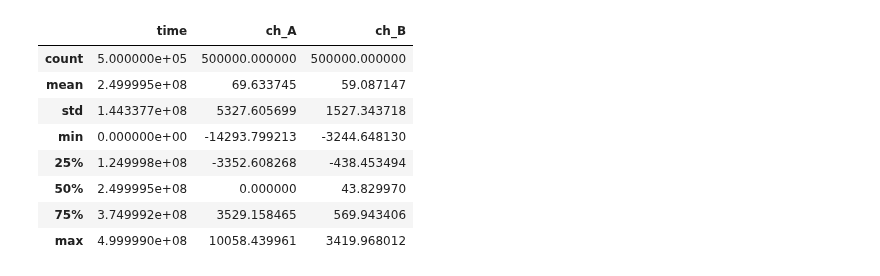
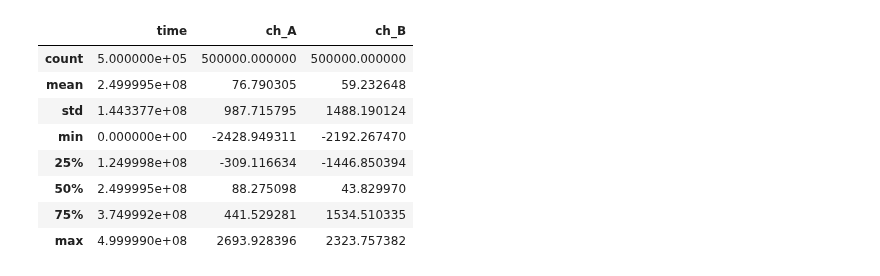
Before and after one commit to BuslaySt/Epstein, a Jupyter notebook: eps_test.ipynb, the cells around one changed output. Saved outputs shown, nothing was run; the diff lists cells and outputs as text; code cells hidden in the pictures.

```diff
--- a/eps_test.ipynb
+++ b/eps_test.ipynb
@@ -5,19 +5,19 @@ from scipy.signal import medfilt
 import numpy as np
 %matplotlib inline
 # %%
-filename = 'rawdata_2025-05-13_19-16@50Hz_3800mV.csv'
+filename = 'rawdata_2025-05-14_16-12@50Hz_2300mV.csv'
 data = pd.read_csv(filename, index_col=0)
 data.describe()
 # %% [output]
 |  | time | ch_A | ch_B |
 | count | 5.000000e+05 | 500000.000000 | 500000.000000 |
-| mean | 2.499995e+08 | 69.633745 | 59.087147 |
-| std | 1.443377e+08 | 5327.605699 | 1527.343718 |
-| min | 0.000000e+00 | -14293.799213 | -3244.648130 |
-| 25% | 1.249998e+08 | -3352.608268 | -438.453494 |
-| 50% | 2.499995e+08 | 0.000000 | 43.829970 |
-| 75% | 3.749992e+08 | 3529.158465 | 569.943406 |
-| max | 4.999990e+08 | 10058.439961 | 3419.968012 |
+| mean | 2.499995e+08 | 76.790305 | 59.232648 |
+| std | 1.443377e+08 | 987.715795 | 1488.190124 |
+| min | 0.000000e+00 | -2428.949311 | -2192.267470 |
+| 25% | 1.249998e+08 | -309.116634 | -1446.850394 |
+| 50% | 2.499995e+08 | 88.275098 | 43.829970 |
+| 75% | 3.749992e+08 | 441.529281 | 1534.510335 |
+| max | 4.999990e+08 | 2693.928396 | 2323.757382 |
 # %%
 data.plot(x='time', y=['ch_A'])
 # %% [output]
```
Also changed, not shown: parts of 5 cells of this notebook.
